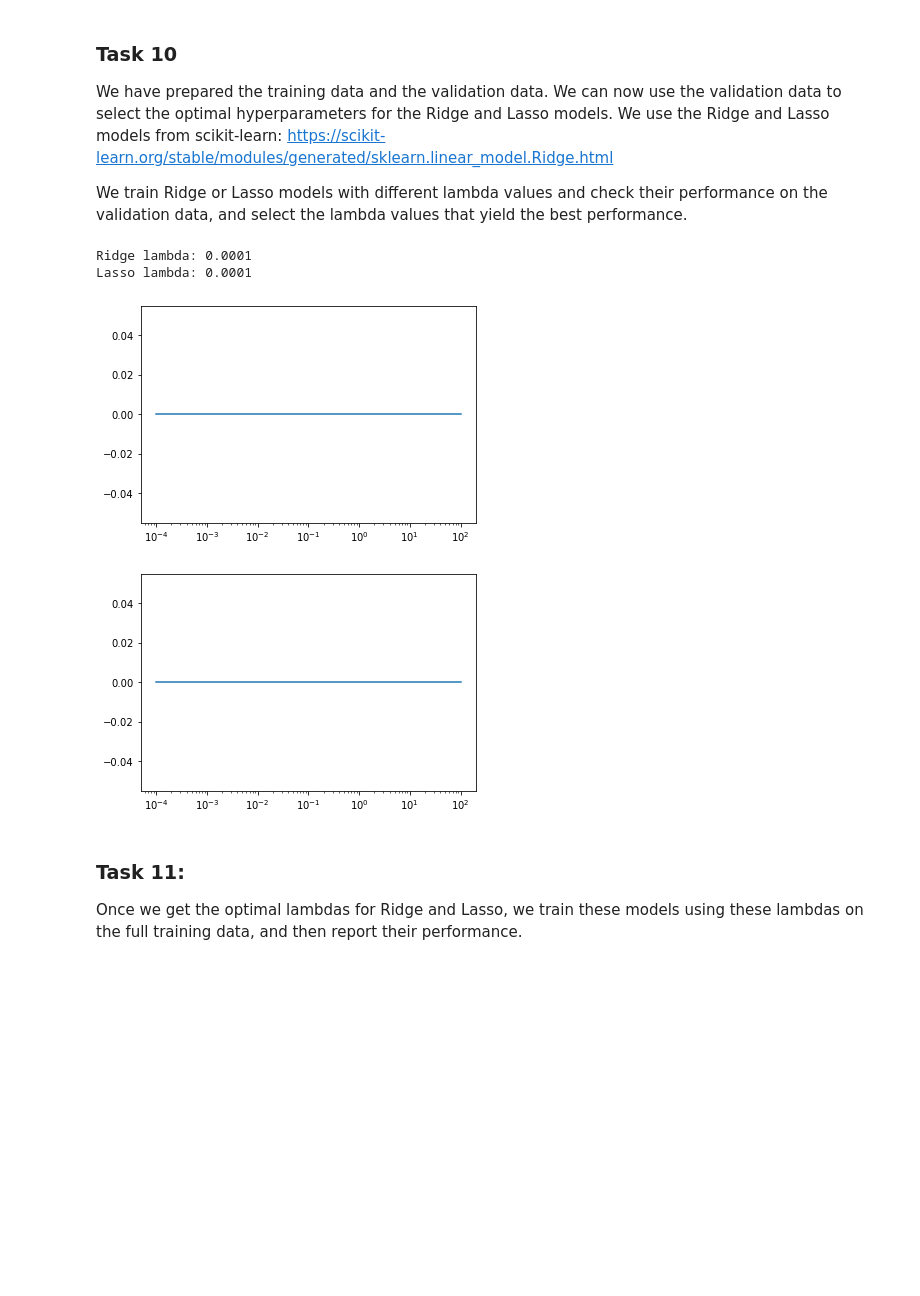
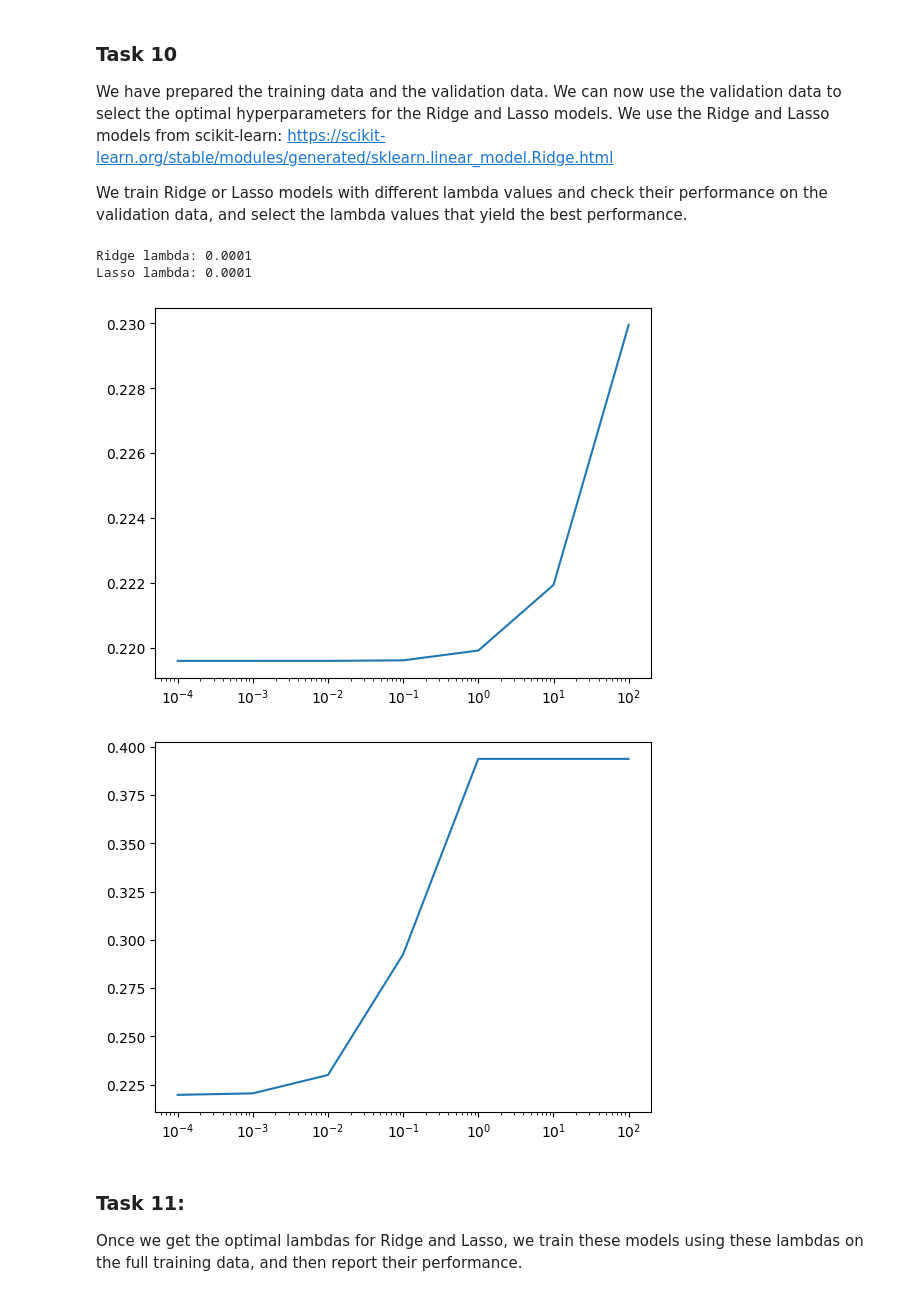
Before and after one commit to Karimkh31/FDS_HS22, a Jupyter notebook: P1/Practical1_skeleton.ipynb, the cells around one changed output. Cells and saved outputs as stored; diff of their text form; code cells hidden in the pictures; blank space fills up the shorter version.

```diff
--- a/P1/Practical1_skeleton.ipynb
+++ b/P1/Practical1_skeleton.ipynb
@@ -402,7 +375,7 @@ def expand_basis(X, degree):
     ##### YOUR CODE STARTS HERE #######################
     ###################################################
     # Hints: use the function PolynomialFeatures
-    return X
+    return PolynomialFeatures(degree=degree).fit_transform(X)
     ###################################################
     ##### YOUR CODE ENDS HERE #########################
     ###################################################
@@ -429,23 +402,21 @@ def prepare_data(X, y, degree):
     # 4. split the expanded training data into training data (X_train_n, y_train_n) and validation data (X_train_v, y_train_v)
 
 
-    # training data
-    X_train = X
-    y_train = y
+    # 1. split into training, test data
+    X_train, y_train, X_test, y_test = split_data(X, y, 0.8)
 
-    # test data
-    X_test = X
-    y_test = y
+    # 2. standardize train and test data
+    X_train = StandardScaler().fit(X_train).transform(X_train)
+    X_test = StandardScaler().fit(X_test).transform(X_test)
+
+    # 3. expand the basis of test, train data
+    X_train = expand_basis(X_train,degree)
+    X_test = expand_basis(X_test,degree)
 
 
     # further split the training data to training and validation data
-    # training data
-    X_train_n = X
-    y_train_n = y
-
-    # validation data
-    X_train_v = X
-    y_train_v = y
+    # training, validation data
+    X_train_n, y_train_n, X_train_v, y_train_v = split_data(X_train, y_train, 0.8)
 
     return X_train, y_train, X_train_n, y_train_n, X_train_v, y_train_v, X_test, y_test
     ###################################################
@@ -476,6 +447,7 @@ We use the Ridge and Lasso models from scikit-learn: https://scikit-learn.org/st
 
 We train Ridge or Lasso models with different lambda values and check their performance on the validation data, and select the lambda values that yield the best performance.
 # %%
+from sklearn.metrics import mean_squared_error
 # The function takes the training and validation data as inputs, and
 # returns the lambda value that results the minimal mse
 # We use is_ridge to indicate which the model is considered.
@@ -491,37 +463,45 @@ def choose_hyper_param(X_train_n, y_train_n, X_train_v, y_train_v, is_ridge: boo
     ###################################################
     ##### YOUR CODE STARTS HERE #######################
     ###################################################
     for pow_lam in range(-4, 3):
         lam = 10 ** pow_lam
-        mse = 0 # compute the mse for this lam
-        mse_arr.append(mse)
+        if(is_ridge):
+            ridge = Ridge(alpha=lam).fit(X_train_v, y_train_v)
+            predict = ridge.predict(X_train_v)
+            mse = mean_squared_error(y_train_v, predict)
+        else:
+            lasso = Lasso(alpha=lam).fit(X_train_v, y_train_v)
+            predict = lasso.predict(X_train_v)
+            mse = mean_squared_error(y_train_v, predict)
+
+        mse_arr.append(0.5*mse)
         lam_arr.append(lam)
     ###################################################
     ##### YOUR CODE ENDS HERE #########################
     ###################################################
 
 
     # get the index of the lambda value that has the minimal use
     lambda_idx_min = np.argmin(np.array(mse_arr))
 
     # plot of the lambda values and their mse
     plt.figure()
     plt.semilogx(lam_arr, mse_arr)
 
     # return the optimal lambda value
     return lam_arr[lambda_idx_min]
 
 # call the function to choose the lambda for Ridge and Lasso
 lam_ridge = choose_hyper_param(X_train_n, y_train_n, X_train_v, y_train_v, True)
 lam_lasso = choose_hyper_param(X_train_n, y_train_n, X_train_v, y_train_v, False)
 
 print("Ridge lambda:", lam_ridge)
 print("Lasso lambda:", lam_lasso)
 # %% [output]
 Ridge lambda: 0.0001
 Lasso lambda: 0.0001
-[figure, old version]
+[figure, new version]
-[figure, old version]
+[figure, new version]
 # %% [markdown]
 ### **Task 11**:
 Once we get the optimal lambdas for Ridge and Lasso, we train these models using these lambdas on the full training data, and then report their performance.
```
Also changed, not shown: parts of 11 cells of this notebook.
